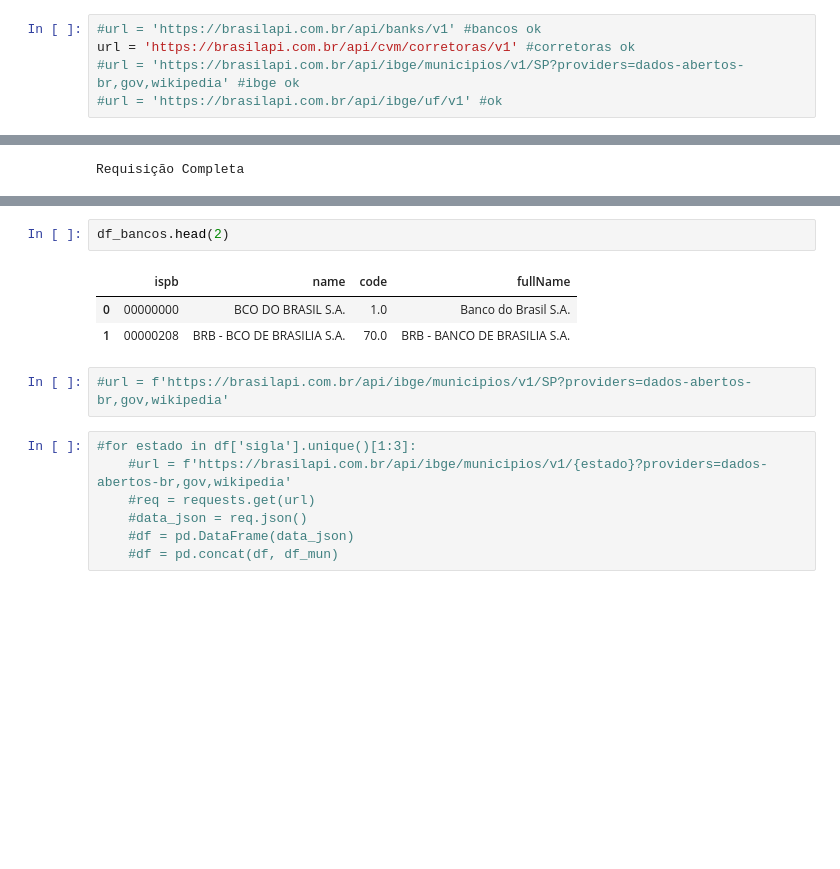
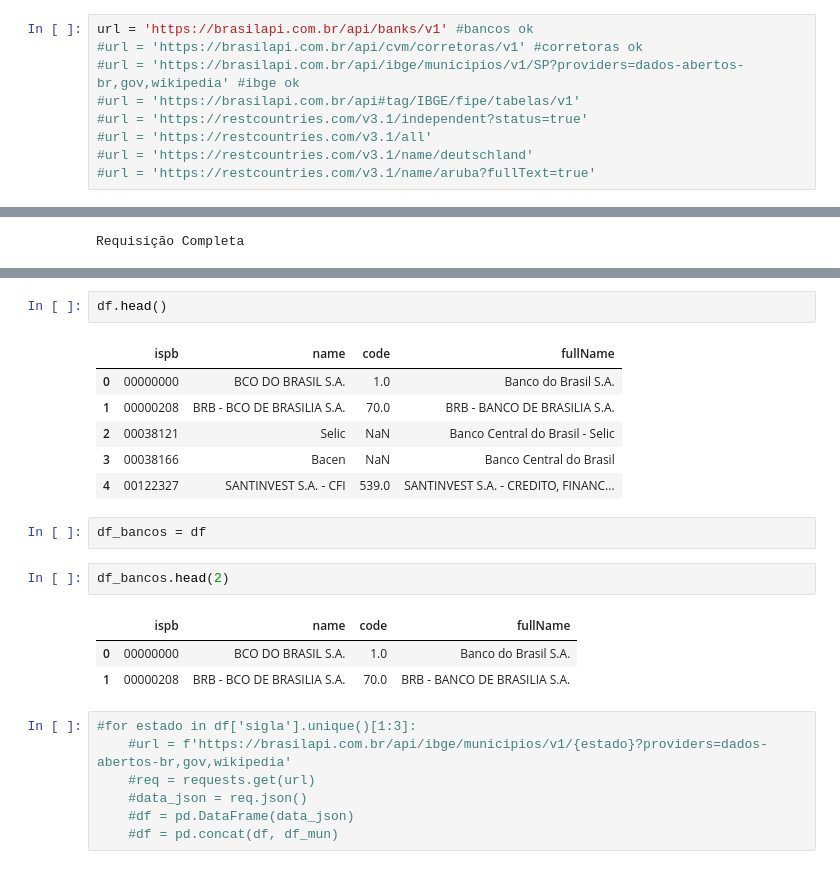
Before and after one commit to TgdaAlmeida/aula_coderhouse, a Jupyter notebook: CURSO_CODER/Projeto_Final_pt1_recall3.ipynb, the cells around one changed output, grey strips where cells are left out. Saved outputs shown, nothing was run; the diff lists cells and outputs as text; blank space fills up the shorter version.

```diff
--- a/CURSO_CODER/Projeto_Final_pt1_recall3.ipynb
+++ b/CURSO_CODER/Projeto_Final_pt1_recall3.ipynb
@@ -14,10 +14,14 @@ from datetime import datetime
 from plyer import notification
 import requests
 # %%
-#url = 'https://brasilapi.com.br/api/banks/v1' #bancos ok
-url = 'https://brasilapi.com.br/api/cvm/corretoras/v1' #corretoras ok
+url = 'https://brasilapi.com.br/api/banks/v1' #bancos ok
+#url = 'https://brasilapi.com.br/api/cvm/corretoras/v1' #corretoras ok
 #url = 'https://brasilapi.com.br/api/ibge/municipios/v1/SP?providers=dados-abertos-br,gov,wikipedia' #ibge ok
-#url = 'https://brasilapi.com.br/api/ibge/uf/v1' #ok
+#url = 'https://brasilapi.com.br/api#tag/IBGE/fipe/tabelas/v1'
+#url = 'https://restcountries.com/v3.1/independent?status=true'
+#url = 'https://restcountries.com/v3.1/all'
+#url = 'https://restcountries.com/v3.1/name/deutschland'
+#url = 'https://restcountries.com/v3.1/name/aruba?fullText=true'
 # %%
 def Alerta(nivel, base, etapa):
 
@@ -50,11 +48,20 @@ df_corretoras.head(2)
+# %%
+df.head()
+# %% [output]
+|  | ispb | name | code | fullName |
+| 0 | 00000000 | BCO DO BRASIL S.A. | 1.0 | Banco do Brasil S.A. |
+| 1 | 00000208 | BRB - BCO DE BRASILIA S.A. | 70.0 | BRB - BANCO DE BRASILIA S.A. |
+| 2 | 00038121 | Selic | NaN | Banco Central do Brasil - Selic |
+| 3 | 00038166 | Bacen | NaN | Banco Central do Brasil |
+| 4 | 00122327 | SANTINVEST S.A. - CFI | 539.0 | SANTINVEST S.A. - CREDITO, FINANC... |
+# %%
+df_bancos = df
 # %%
 df_bancos.head(2)
 # %% [output]
 |  | ispb | name | code | fullName |
 | 0 | 00000000 | BCO DO BRASIL S.A. | 1.0 | Banco do Brasil S.A. |
 | 1 | 00000208 | BRB - BCO DE BRASILIA S.A. | 70.0 | BRB - BANCO DE BRASILIA S.A. |
-# %%
-#url = f'https://brasilapi.com.br/api/ibge/municipios/v1/SP?providers=dados-abertos-br,gov,wikipedia'
 # %%
 #for estado in df['sigla'].unique()[1:3]:
     #url = f'https://brasilapi.com.br/api/ibge/municipios/v1/{estado}?providers=dados-abertos-br,gov,wikipedia'
```
Also changed, not shown: parts of 1 cell of this notebook, 7 other files.
